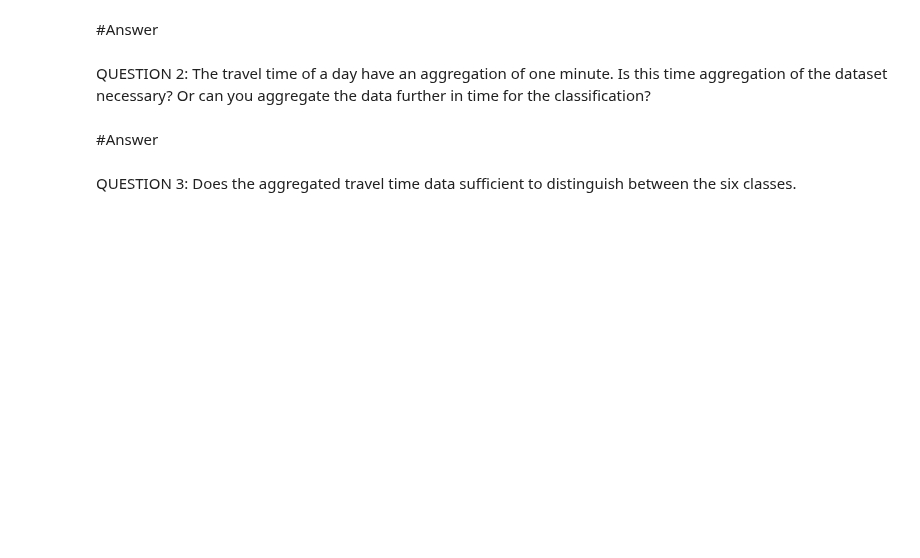
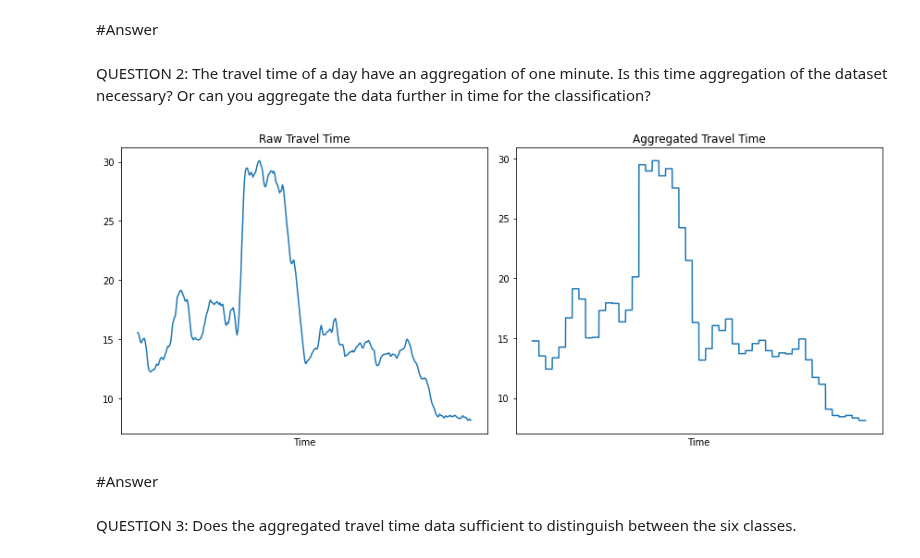
Before and after one commit to tamarvooijs/Applied-Machine-Learning, a Jupyter notebook: Week3/Assignment3_16.ipynb, the cells around one changed output. Saved outputs shown, nothing was run; the diff lists cells and outputs as text; code cells hidden in the pictures; blank space fills up the shorter version.

```diff
--- a/Week3/Assignment3_16.ipynb
+++ b/Week3/Assignment3_16.ipynb
@@ -94,3 +120,26 @@ QUESTION 2: The travel time of a day have an aggregation of one minute. Is this
+# %%
+# aggregate the traveltime data
+import cv2
+
+day = 0
+fig, axes = plt.subplots(1, 2, figsize=(12,5))
+
+axes[0].plot(dataset.iloc[day].travel_time_time, dataset.iloc[day].travel_time)
+axes[0].set_xticks([])
+axes[0].set_xlabel('Time')
+axes[0].set_title('Raw Travel Time')
+
+img_aggr = cv2.resize(np.array(dataset.iloc[day].travel_time), (50, 50))
+time_trace = img_aggr.flatten()
+axes[1].plot(time_trace)
+axes[1].set_xticks([])
+axes[1].set_xlabel('Time')
+axes[1].set_title('Aggregated Travel Time')
+
+plt.tight_layout()
+plt.show()
+# %% [output]
+[figure, added]
 # %% [markdown]
 #Answer
 # %% [markdown]
```
Also changed, not shown: parts of 9 cells of this notebook.
